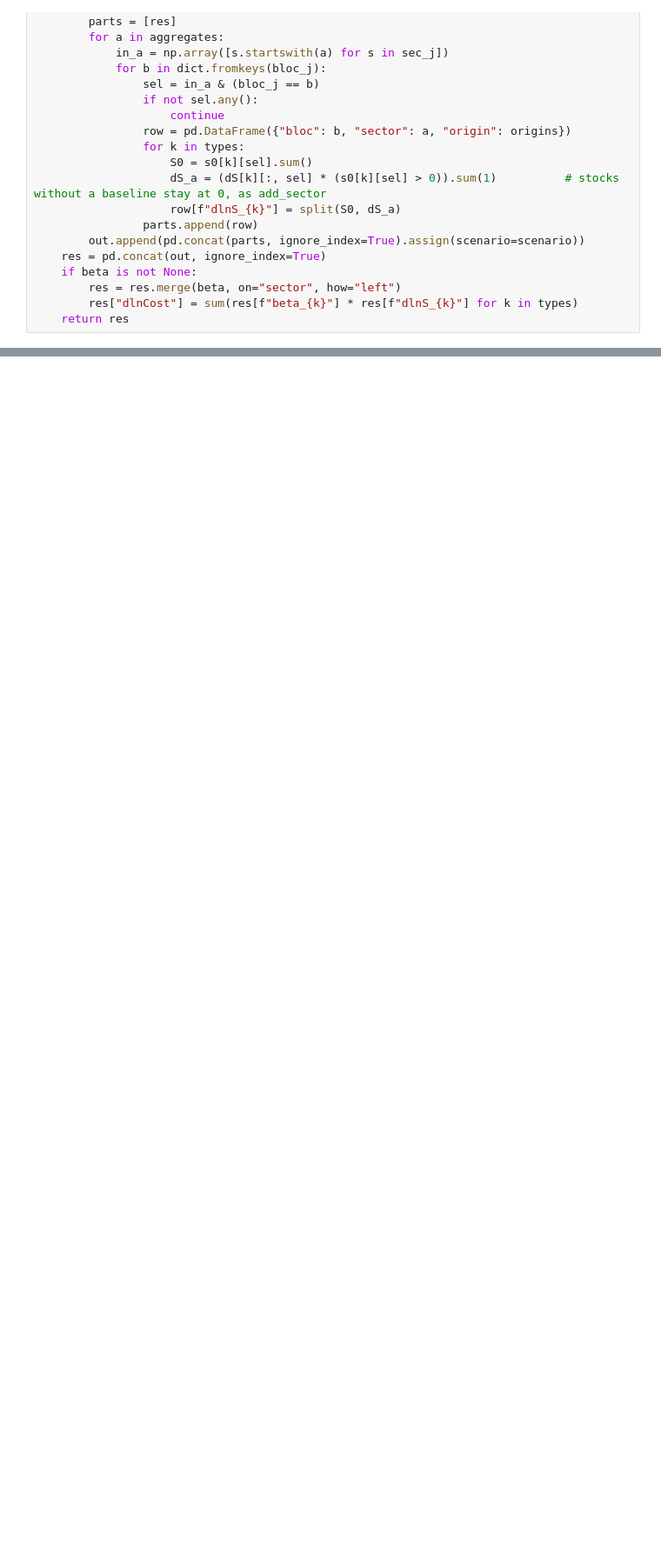
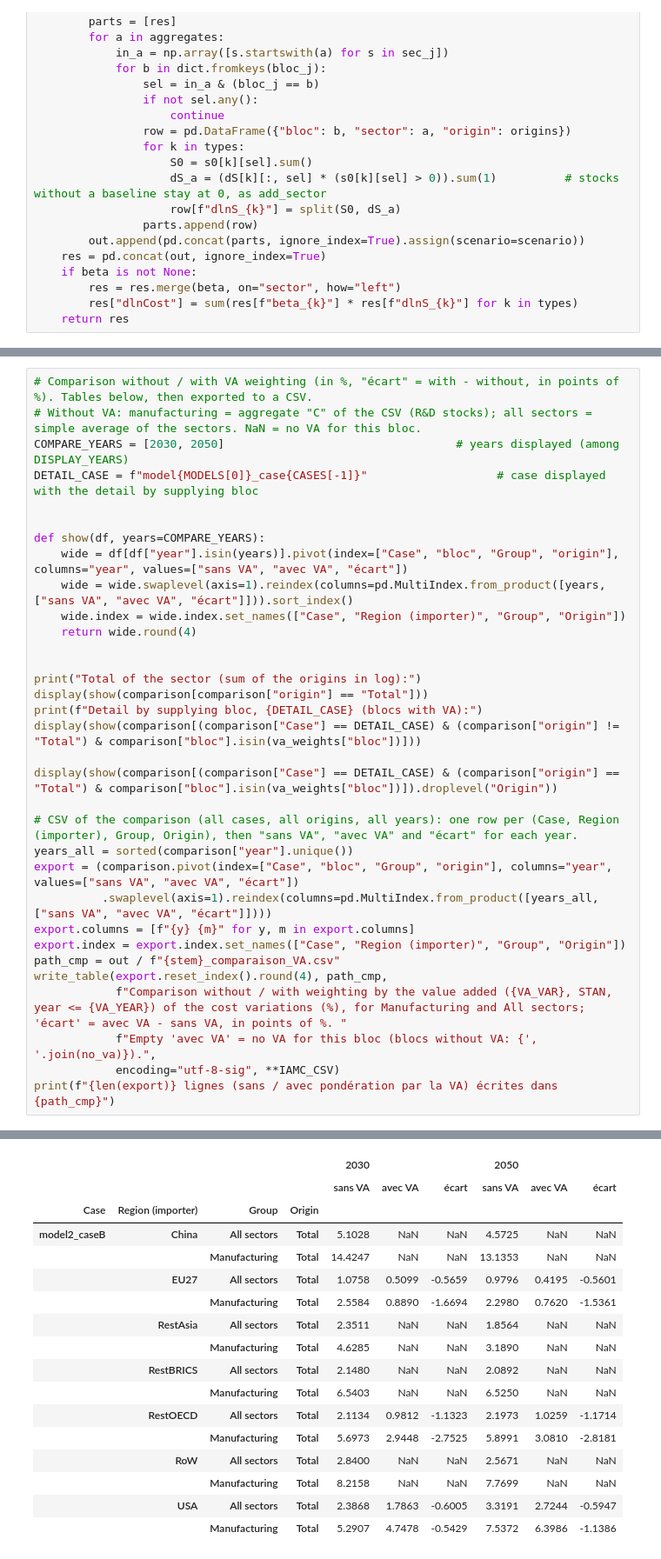
Before and after one commit to CristCarp/ENTICE_estimation, a Jupyter notebook: choc_tfp/choc_horizon.ipynb, the cells around one changed output, grey strips where cells are left out. Shown at 87% size. Cells and saved outputs as stored; diff of their text form; blank space fills up the shorter version.

```diff
--- a/choc_tfp/choc_horizon.ipynb
+++ b/choc_tfp/choc_horizon.ipynb
@@ -351,0 +572,34 @@ iamc.head(10)
+# %%
+# Comparison without / with VA weighting (in %, "écart" = with - without, in points of %). Tables below, then exported to a CSV.
+# Without VA: manufacturing = aggregate "C" of the CSV (R&D stocks); all sectors = simple average of the sectors. NaN = no VA for this bloc.
+COMPARE_YEARS = [2030, 2050]                                  # years displayed (among DISPLAY_YEARS)
+DETAIL_CASE = f"model{MODELS[0]}_case{CASES[-1]}"                   # case displayed with the detail by supplying bloc
+
+
+def show(df, years=COMPARE_YEARS):
+    wide = df[df["year"].isin(years)].pivot(index=["Case", "bloc", "Group", "origin"], columns="year", values=["sans VA", "avec VA", "écart"])
+    wide = wide.swaplevel(axis=1).reindex(columns=pd.MultiIndex.from_product([years, ["sans VA", "avec VA", "écart"]])).sort_index()
+    wide.index = wide.index.set_names(["Case", "Region (importer)", "Group", "Origin"])
+    return wide.round(4)
+
+
+print("Total of the sector (sum of the origins in log):")
+display(show(comparison[comparison["origin"] == "Total"]))
+print(f"Detail by supplying bloc, {DETAIL_CASE} (blocs with VA):")
+display(show(comparison[(comparison["Case"] == DETAIL_CASE) & (comparison["origin"] != "Total") & comparison["bloc"].isin(va_weights["bloc"])]))
+
+display(show(comparison[(comparison["Case"] == DETAIL_CASE) & (comparison["origin"] == "Total") & comparison["bloc"].isin(va_weights["bloc"])]).droplevel("Origin"))
+
+# CSV of the comparison (all cases, all origins, all years): one row per (Case, Region (importer), Group, Origin), then "sans VA", "avec VA" and "écart" for each year.
+years_all = sorted(comparison["year"].unique())
+export = (comparison.pivot(index=["Case", "bloc", "Group", "origin"], columns="year", values=["sans VA", "avec VA", "écart"])
+          .swaplevel(axis=1).reindex(columns=pd.MultiIndex.from_product([years_all, ["sans VA", "avec VA", "écart"]])))
+export.columns = [f"{y} {m}" for y, m in export.columns]
+export.index = export.index.set_names(["Case", "Region (importer)", "Group", "Origin"])
+path_cmp = out / f"{stem}_comparaison_VA.csv"
+write_table(export.reset_index().round(4), path_cmp,
+            f"Comparison without / with weighting by the value added ({VA_VAR}, STAN, year <= {VA_YEAR}) of the cost variations (%), for Manufacturing and All sectors; 'écart' = avec VA - sans VA, in points of %. "
+            f"Empty 'avec VA' = no VA for this bloc (blocs without VA: {', '.join(no_va)}).",
+            encoding="utf-8-sig", **IAMC_CSV)
+print(f"{len(export)} lignes (sans / avec pondération par la VA) écrites dans {path_cmp}")
+# %% [output]
@@ -351,0 +607,17 @@ iamc.head(10)
+|  |  |  |  | 2030 |  |  | 2050 |  |  |
+|  |  |  |  | sans VA | avec VA | écart | sans VA | avec VA | écart |
+| Case | Region (importer) | Group | Origin |  |  |  |  |  |  |
+| model2_caseB | China | All sectors | Total | 5.1028 | NaN | NaN | 4.5725 | NaN | NaN |
+|  |  | Manufacturing | Total | 14.4247 | NaN | NaN | 13.1353 | NaN | NaN |
+|  | EU27 | All sectors | Total | 1.0758 | 0.5099 | -0.5659 | 0.9796 | 0.4195 | -0.5601 |
+|  |  | Manufacturing | Total | 2.5584 | 0.8890 | -1.6694 | 2.2980 | 0.7620 | -1.5361 |
+|  | RestAsia | All sectors | Total | 2.3511 | NaN | NaN | 1.8564 | NaN | NaN |
+|  |  | Manufacturing | Total | 4.6285 | NaN | NaN | 3.1890 | NaN | NaN |
+|  | RestBRICS | All sectors | Total | 2.1480 | NaN | NaN | 2.0892 | NaN | NaN |
+|  |  | Manufacturing | Total | 6.5403 | NaN | NaN | 6.5250 | NaN | NaN |
+|  | RestOECD | All sectors | Total | 2.1134 | 0.9812 | -1.1323 | 2.1973 | 1.0259 | -1.1714 |
+|  |  | Manufacturing | Total | 5.6973 | 2.9448 | -2.7525 | 5.8991 | 3.0810 | -2.8181 |
+|  | RoW | All sectors | Total | 2.8400 | NaN | NaN | 2.5671 | NaN | NaN |
+|  |  | Manufacturing | Total | 8.2158 | NaN | NaN | 7.7699 | NaN | NaN |
+|  | USA | All sectors | Total | 2.3868 | 1.7863 | -0.6005 | 3.3191 | 2.7244 | -0.5947 |
+|  |  | Manufacturing | Total | 5.2907 | 4.7478 | -0.5429 | 7.5372 | 6.3986 | -1.1386 |
```
Also changed, not shown: parts of 7 cells of this notebook, 10 other files.
